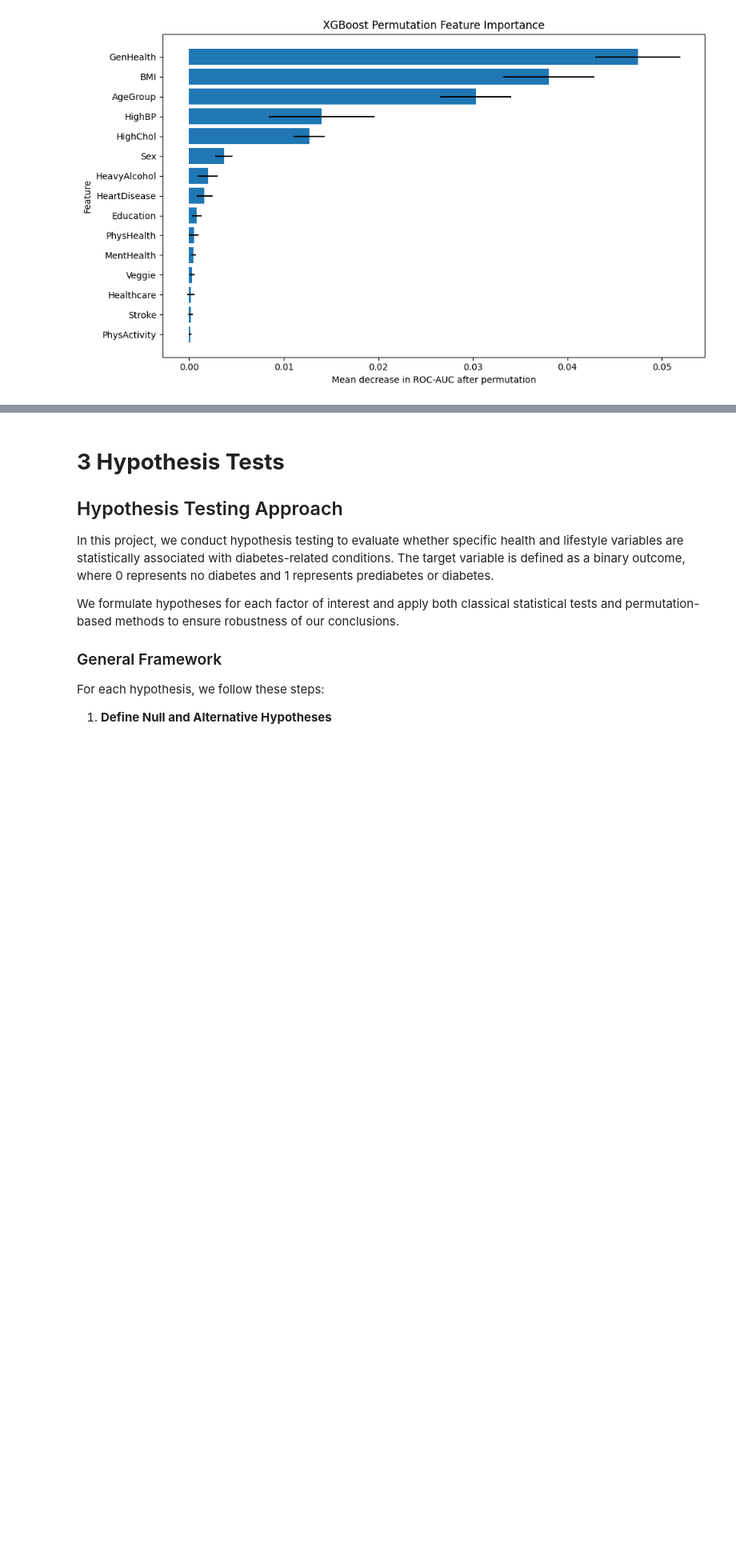
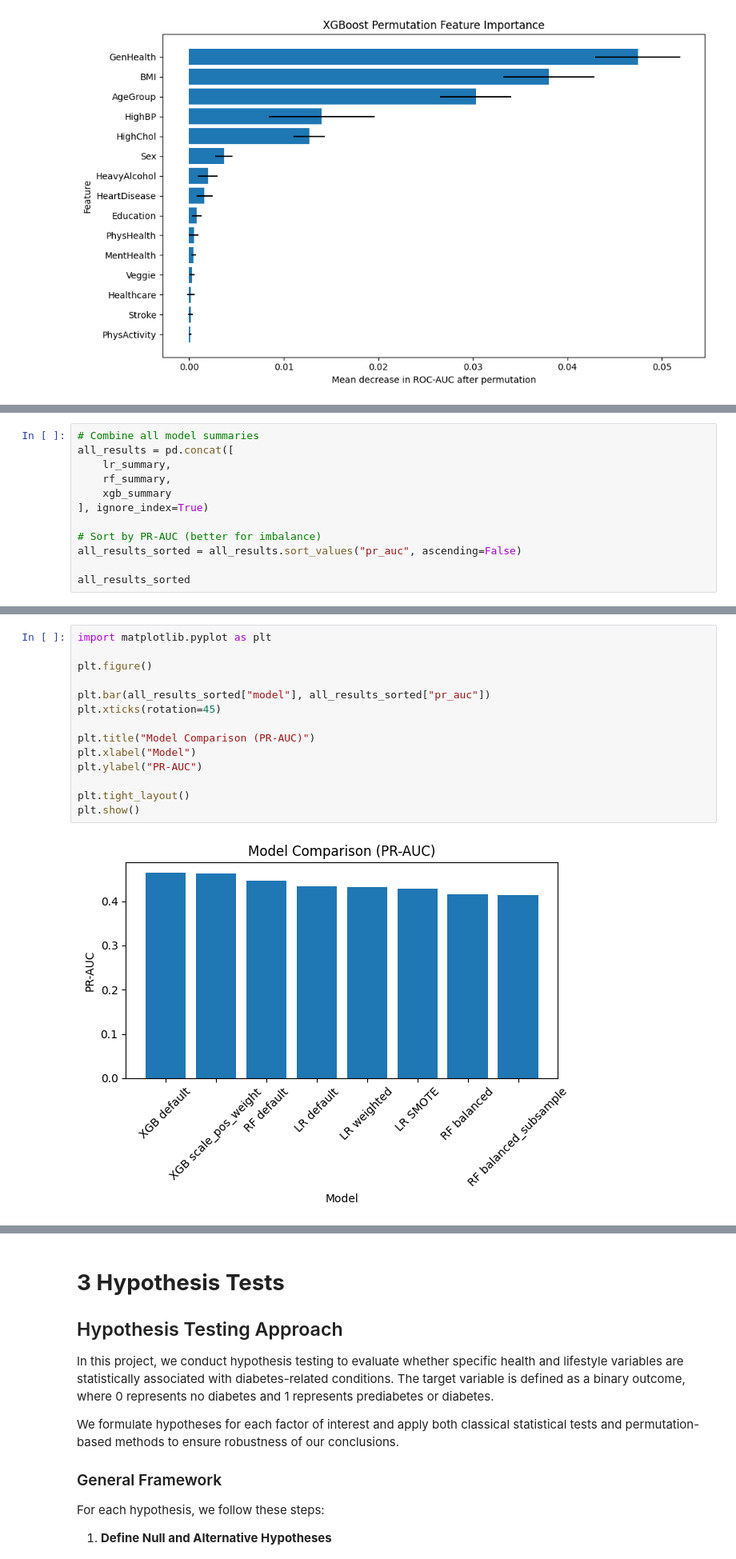
Before and after one commit to LixiJiang/CIS5450Final, a Jupyter notebook: CIS5450_Final_Project.ipynb, the cells around one changed output, grey strips where cells are left out. Shown at 80% size. Drawn from its saved outputs; the diff is of its cells as text; blank space fills up the shorter version.

Commit message:
Summary

```diff
--- a/CIS5450_Final_Project.ipynb
+++ b/CIS5450_Final_Project.ipynb
@@ -1450,0 +1465,12 @@ PhysActivity         0.000131        0.000136
+# %%
+# Combine all model summaries
+all_results = pd.concat([
+    lr_summary,
+    rf_summary,
+    xgb_summary
+], ignore_index=True)
+
+# Sort by PR-AUC (better for imbalance)
+all_results_sorted = all_results.sort_values("pr_auc", ascending=False)
+
+all_results_sorted
@@ -1450,0 +1487,16 @@ PhysActivity         0.000131        0.000136
+# %%
+import matplotlib.pyplot as plt
+
+plt.figure()
+
+plt.bar(all_results_sorted["model"], all_results_sorted["pr_auc"])
+plt.xticks(rotation=45)
+
+plt.title("Model Comparison (PR-AUC)")
+plt.xlabel("Model")
+plt.ylabel("PR-AUC")
+
+plt.tight_layout()
+plt.show()
+# %% [output]
+[figure, added]
```
Also changed, not shown: parts of 3 cells of this notebook.
